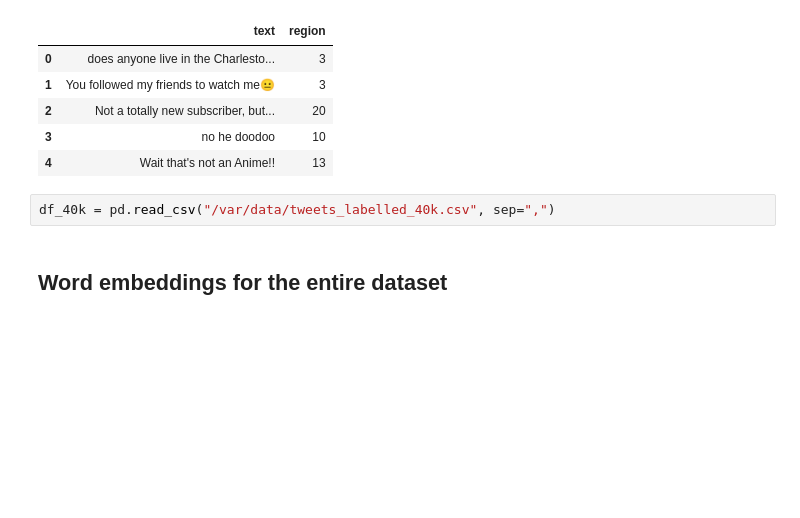
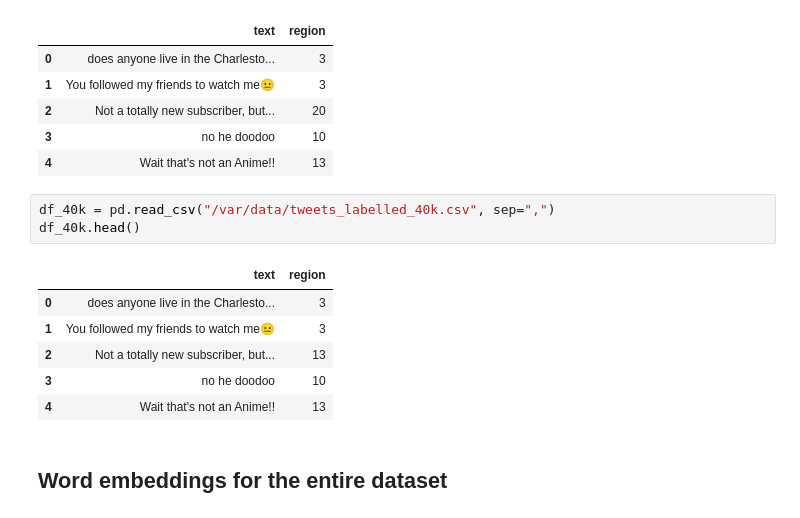
Before and after one commit to tiffapedia/w266-final, a Jupyter notebook: divya-models/word_embeddings_and_attention_translation_models.ipynb, the cells around one changed output. Saved outputs shown, nothing was run; the diff lists cells and outputs as text; blank space fills up the shorter version.

```diff
--- a/divya-models/word_embeddings_and_attention_translation_models.ipynb
+++ b/divya-models/word_embeddings_and_attention_translation_models.ipynb
@@ -116,6 +119,14 @@ df.head()
 | 4 | Wait that's not an Anime!! | 13 |
 # %%
 df_40k = pd.read_csv("/var/data/tweets_labelled_40k.csv", sep=",")
+df_40k.head()
+# %% [output]
+|  | text | region |
+| 0 | does anyone live in the Charlesto... | 3 |
+| 1 | You followed my friends to watch me😐 | 3 |
+| 2 | Not a totally new subscriber, but... | 13 |
+| 3 | no he doodoo | 10 |
+| 4 | Wait that's not an Anime!! | 13 |
 # %% [markdown]
 ## Word embeddings for the entire dataset
 # %%
```
Also changed, not shown: parts of 9 cells of this notebook.
